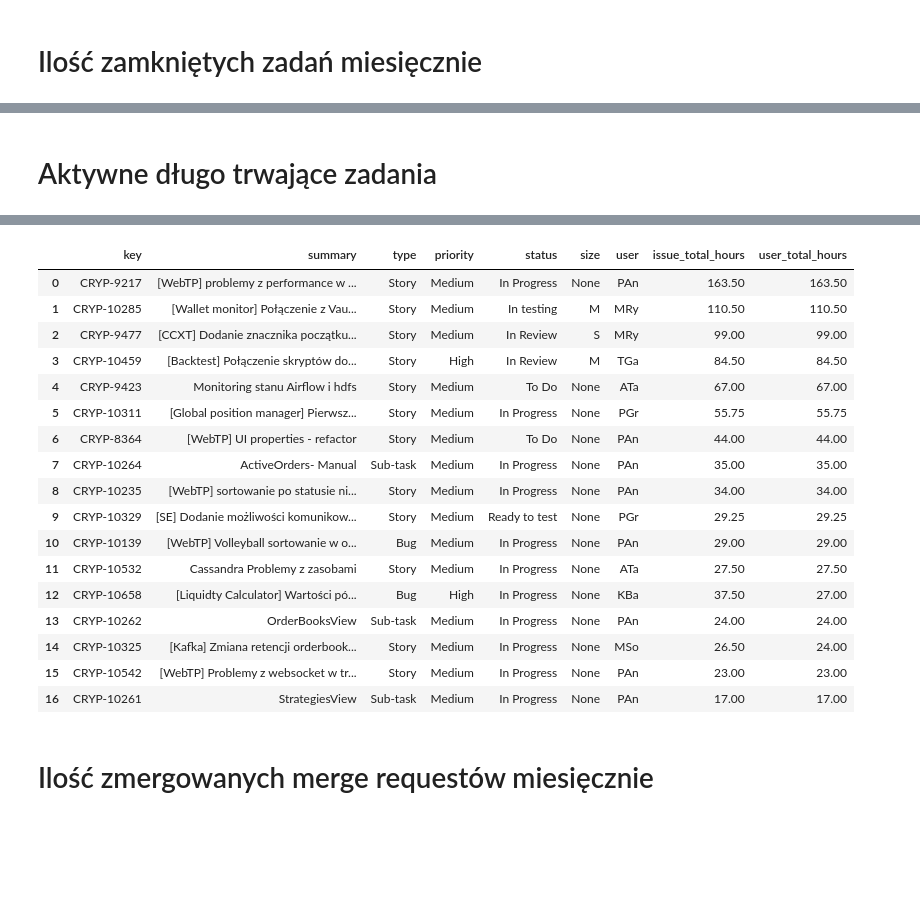
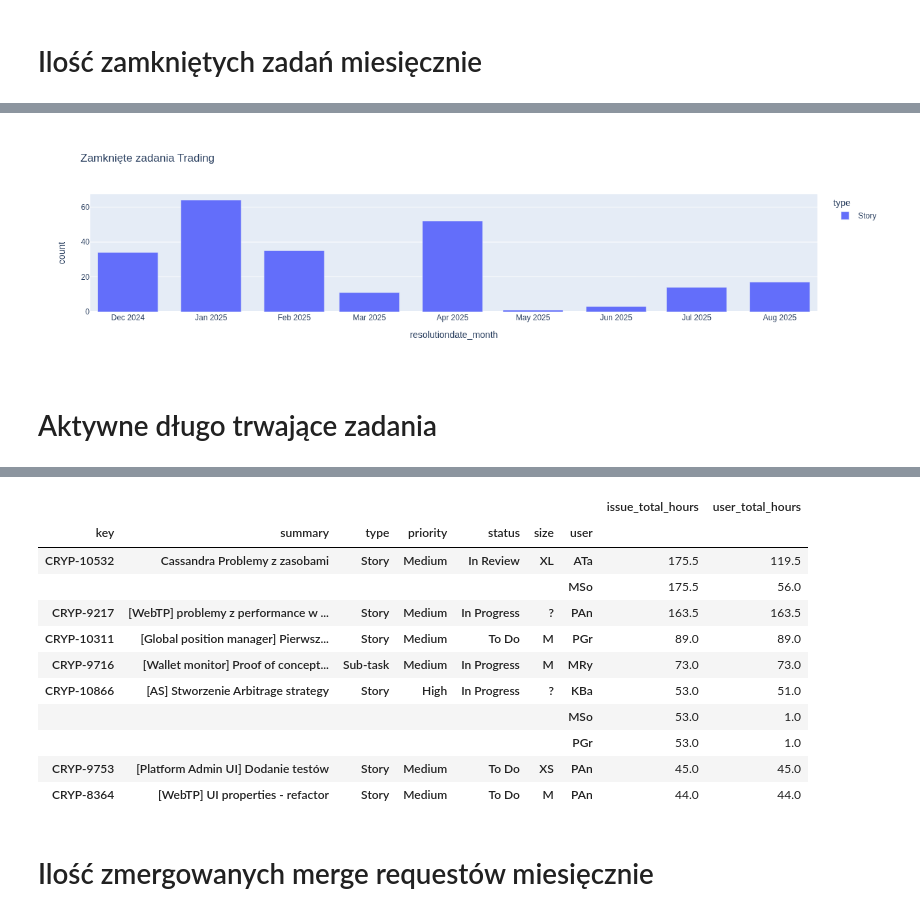
Before and after one commit to daniellas/oda, a Jupyter notebook: notebooks/overview.ipynb, the cells around one changed output, grey strips where cells are left out. Saved outputs shown, nothing was run; the diff lists cells and outputs as text; code cells hidden in the pictures; blank space fills up the shorter version.

```diff
--- a/notebooks/overview.ipynb
+++ b/notebooks/overview.ipynb
@@ -32,10 +59,23 @@ px.bar(issues_completed_by_month.toPandas(),x='resolutiondate_month',y='count',c
+# %%
+px.bar(
+    issues_completed_by_month.where(f.col('project')=='TRAD').toPandas(),
+    x='resolutiondate_month',
+    y='count',
+    color='type',
+    title='Zamknięte zadania Trading')
+# %% [output]
+[figure, added]
 # %% [markdown]
 # Aktywne długo trwające zadania
 # %%
 from functions import filter_heavy_open_issues
 
-work_hours_threshold = 16
+work_hours_threshold = 40
 skip_status = ['Backlog','Delivery','Delivered']
 
-filter_heavy_open_issues(issues_open, ts, issues_hours, work_hours_threshold, skip_status).toPandas()
+filter_heavy_open_issues(issues_open, ts, issues_hours, work_hours_threshold, skip_status)\
+.toPandas()\
+.groupby(['key','summary','type','priority','status','size','user'])\
+.max(numeric_only = True)\
+.sort_values(by=['issue_total_hours'],ascending=[False])
 # %% [output]
@@ -43,21 +82,15 @@ filter_heavy_open_issues(issues_open, ts, issues_hours, work_hours_threshold, sk
-|  | key | summary | type | priority | status | size | user | issue_total_hours | user_total_hours |
-| 0 | CRYP-9217 | [WebTP] problemy z performance w ... | Story | Medium | In Progress | None | PAn | 163.50 | 163.50 |
-| 1 | CRYP-10285 | [Wallet monitor] Połączenie z Vau... | Story | Medium | In testing | M | MRy | 110.50 | 110.50 |
-| 2 | CRYP-9477 | [CCXT] Dodanie znacznika początku... | Story | Medium | In Review | S | MRy | 99.00 | 99.00 |
-| 3 | CRYP-10459 | [Backtest] Połączenie skryptów do... | Story | High | In Review | M | TGa | 84.50 | 84.50 |
-| 4 | CRYP-9423 | Monitoring stanu Airflow i hdfs | Story | Medium | To Do | None | ATa | 67.00 | 67.00 |
-| 5 | CRYP-10311 | [Global position manager] Pierwsz... | Story | Medium | In Progress | None | PGr | 55.75 | 55.75 |
-| 6 | CRYP-8364 | [WebTP] UI properties - refactor | Story | Medium | To Do | None | PAn | 44.00 | 44.00 |
-| 7 | CRYP-10264 | ActiveOrders- Manual | Sub-task | Medium | In Progress | None | PAn | 35.00 | 35.00 |
-| 8 | CRYP-10235 | [WebTP] sortowanie po statusie ni... | Story | Medium | In Progress | None | PAn | 34.00 | 34.00 |
-| 9 | CRYP-10329 | [SE] Dodanie możliwości komunikow... | Story | Medium | Ready to test | None | PGr | 29.25 | 29.25 |
-| 10 | CRYP-10139 | [WebTP] Volleyball sortowanie w o... | Bug | Medium | In Progress | None | PAn | 29.00 | 29.00 |
-| 11 | CRYP-10532 | Cassandra Problemy z zasobami | Story | Medium | In Progress | None | ATa | 27.50 | 27.50 |
-| 12 | CRYP-10658 | [Liquidty Calculator] Wartości pó... | Bug | High | In Progress | None | KBa | 37.50 | 27.00 |
-| 13 | CRYP-10262 | OrderBooksView | Sub-task | Medium | In Progress | None | PAn | 24.00 | 24.00 |
-| 14 | CRYP-10325 | [Kafka] Zmiana retencji orderbook... | Story | Medium | In Progress | None | MSo | 26.50 | 24.00 |
-| 15 | CRYP-10542 | [WebTP] Problemy z websocket w tr... | Story | Medium | In Progress | None | PAn | 23.00 | 23.00 |
-| 16 | CRYP-10261 | StrategiesView | Sub-task | Medium | In Progress | None | PAn | 17.00 | 17.00 |
+|  |  |  |  |  |  |  | issue_total_hours | user_total_hours |
+| key | summary | type | priority | status | size | user |  |  |
+| CRYP-10532 | Cassandra Problemy z zasobami | Story | Medium | In Review | XL | ATa | 175.5 | 119.5 |
+|  |  |  |  |  |  | MSo | 175.5 | 56.0 |
+| CRYP-9217 | [WebTP] problemy z performance w ... | Story | Medium | In Progress | ? | PAn | 163.5 | 163.5 |
+| CRYP-10311 | [Global position manager] Pierwsz... | Story | Medium | To Do | M | PGr | 89.0 | 89.0 |
+| CRYP-9716 | [Wallet monitor] Proof of concept... | Sub-task | Medium | In Progress | M | MRy | 73.0 | 73.0 |
+| CRYP-10866 | [AS] Stworzenie Arbitrage strategy | Story | High | In Progress | ? | KBa | 53.0 | 51.0 |
+|  |  |  |  |  |  | MSo | 53.0 | 1.0 |
+|  |  |  |  |  |  | PGr | 53.0 | 1.0 |
+| CRYP-9753 | [Platform Admin UI] Dodanie testów | Story | Medium | To Do | XS | PAn | 45.0 | 45.0 |
+| CRYP-8364 | [WebTP] UI properties - refactor | Story | Medium | To Do | M | PAn | 44.0 | 44.0 |
 # %% [markdown]
 # Ilość zmergowanych merge requestów miesięcznie
 # %%
```
Also changed, not shown: parts of 13 cells of this notebook, 15 other files.
